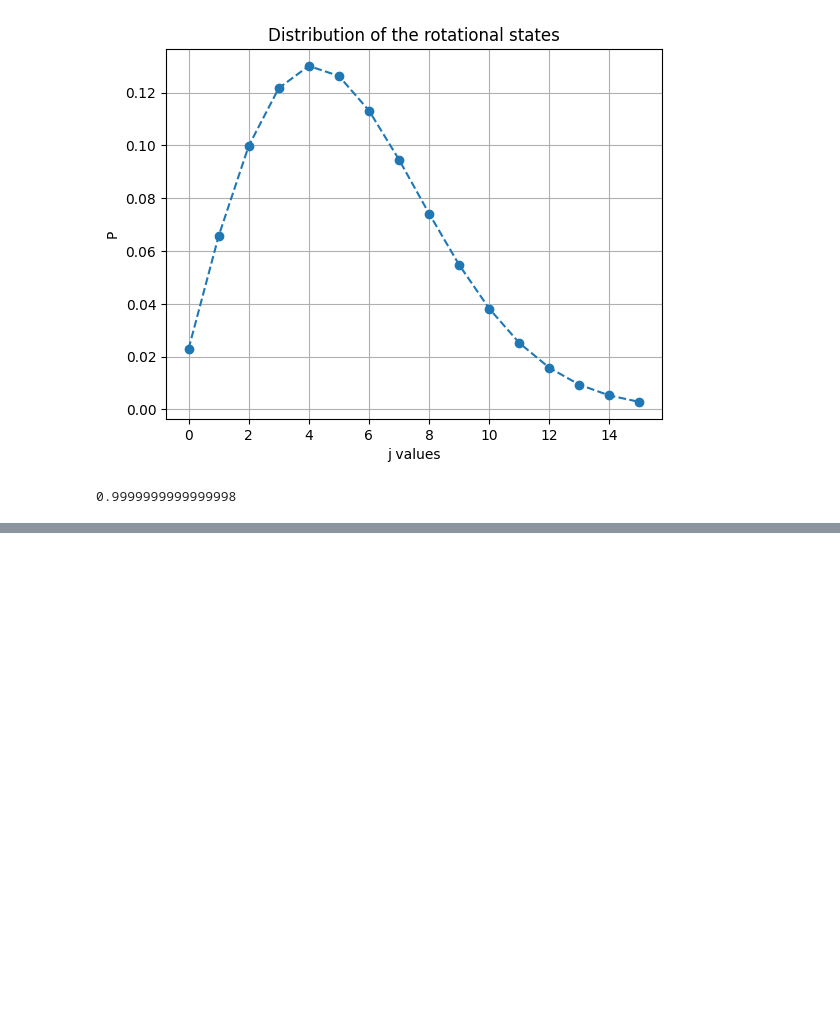
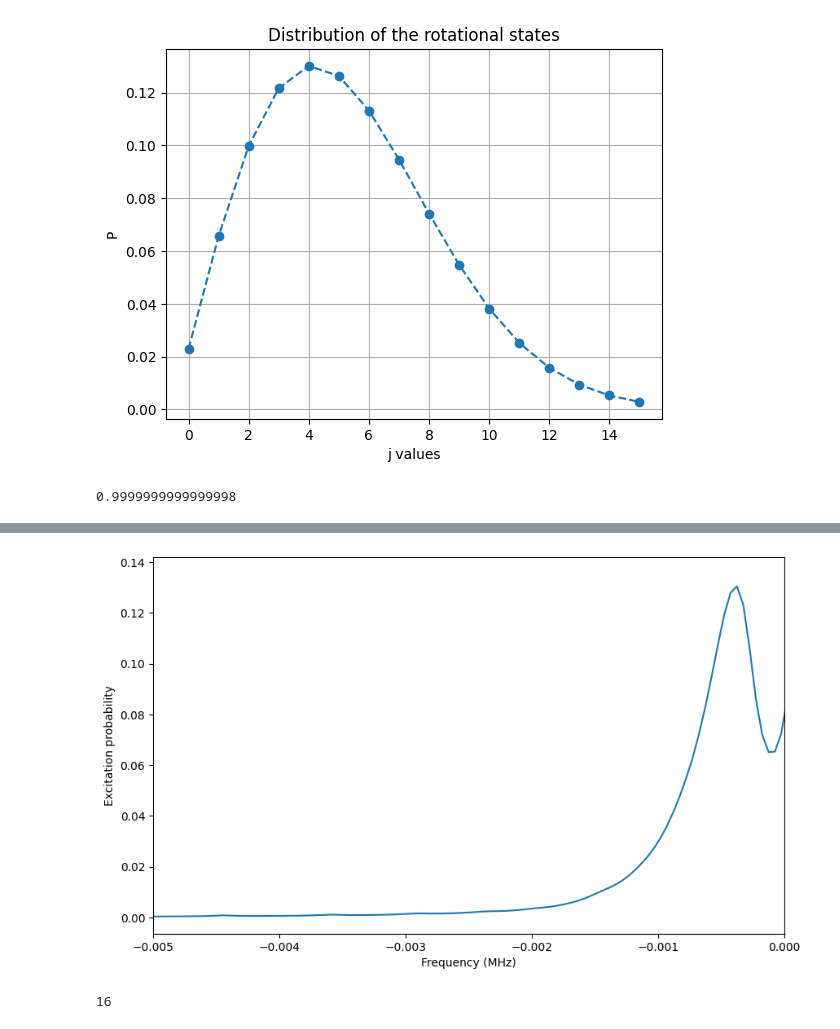
Before and after one commit to sdracia/master-thesis, a Jupyter notebook: usage.ipynb, the cells around one changed output, grey strips where cells are left out. Saved outputs shown, nothing was run; the diff lists cells and outputs as text; code cells hidden in the pictures; blank space fills up the shorter version.

```diff
--- a/usage.ipynb
+++ b/usage.ipynb
@@ -28,0 +124,63 @@ print(total_prob)
+# %%
+b_field_gauss = 3.6
+j_max = 50
+
+caoh = CaOH.from_file(b_field_gauss=b_field_gauss, j_max=j_max)
+
+temperature = 300
+states = qls.States(caoh, temperature)
+
+
+signature_transitions = np.array([caoh.transition_df.loc[caoh.transition_df["j"]==j].iloc[0]["energy_diff"] * 1e-3 for j in range(caoh.j_max+1)])
+
+
+duration_us = 1500.0
+rabi_rate_mhz = 2*np.pi*0.001
+max_frequency_mhz = 0.005
+scan_points = 200
+dephased = True
+is_minus = True
+
+
+frequencies, exc_probs = qls.get_spectrum(caoh, states.dist, duration_us, rabi_rate_mhz, max_frequency_mhz, scan_points, dephased, is_minus)
+
+fig, ax = plt.subplots(figsize=(10, 6))
+ax.plot(frequencies, exc_probs, label = "Before")
+
+
+# frequencies = np.linspace(-max_frequency_mhz, max_frequency_mhz, scan_points)
+
+# b_fields_gauss = [2.0, 3.1, 5.0, 10.0]
+# colors = ["blue", "orange", "green", "red"]
+
+# # gj = caoh.gj
+# gj = -0.036
+
+# for b, color in zip(b_fields_gauss, colors):
+#     caoh = CaOH.from_file(b_field_gauss=b, j_max=50)
+#     states = qls.States(caoh, temperature)
+#     j_peak = np.argmax(states.j_distribution())
+#     peak_minus = - caoh.cb_khz * gj - ( caoh.cij_khz * caoh.cb_khz * (gj-gI) ) / ( 2 * np.sqrt(caoh.cij_khz**2 * (j_peak + 0.5)**2 + (caoh.cb_khz * (gj - gI))**2 ) )
+#     peak_plus = - caoh.cb_khz * gj + ( caoh.cij_khz * caoh.cb_khz * (gj-gI) ) / ( 2 * np.sqrt(caoh.cij_khz**2 * (j_peak + 0.5)**2 + (caoh.cb_khz * (gj - gI))**2 ) )
+#     _, exc_probs = qls.get_spectrum(caoh, states.dist, duration_us, rabi_rate_mhz, max_frequency_mhz, scan_points, dephased, is_minus)
+#     plt.plot(frequencies, exc_probs, color=color, label=f"B={b}G")
+#     plt.vlines([-peak_minus * 1e-3, -peak_plus * 1e-3], 0, 0.3, color=color, linestyles="dashed")
+# plt.legend()
+plt.xlabel("Frequency (MHz)")
+plt.ylabel("Excitation probability")
+plt.xlim([-max_frequency_mhz, 0])
+# plt.yscale("log")
+plt.show()
+# %% [output]
+[figure, added]
+# %%
+# get the J value at maximum population
+j_peak = np.argmax(states.j_distribution())
+
+print(j_peak)
+
+peak_minus = - caoh.cb_khz * caoh.gj - ( caoh.cij_khz * caoh.cb_khz * (caoh.gj-gI) ) / ( 2 * np.sqrt(caoh.cij_khz**2 * (j_peak + 0.5)**2 + (caoh.cb_khz * (caoh.gj - gI))**2 ) )
+peak_plus = - caoh.cb_khz * caoh.gj + ( caoh.cij_khz * caoh.cb_khz * (caoh.gj-gI) ) / ( 2 * np.sqrt(caoh.cij_khz**2 * (j_peak + 0.5)**2 + (caoh.cb_khz * (caoh.gj - gI))**2 ) )
+print(f"Pump frequency for J={j_peak} peak: {peak_minus:.2f}MHz, {peak_plus:.2f}MHz")
+# %% [output]
+16
```
Also changed, not shown: parts of 6 cells of this notebook, 8 other files.
